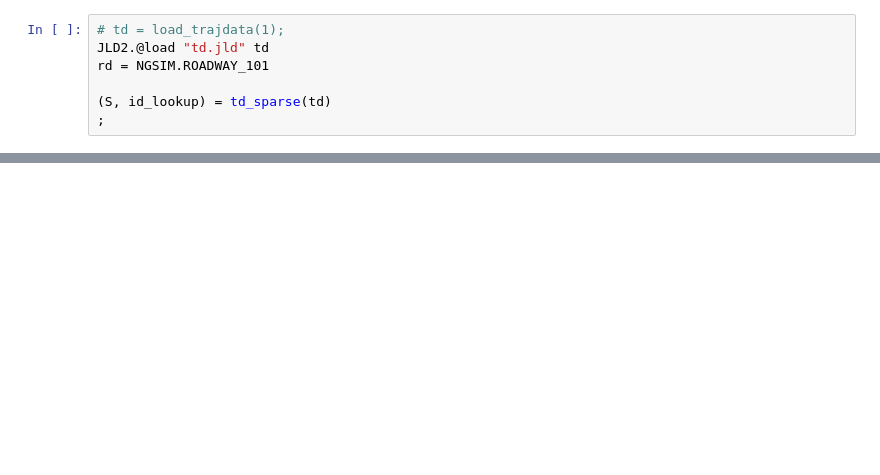
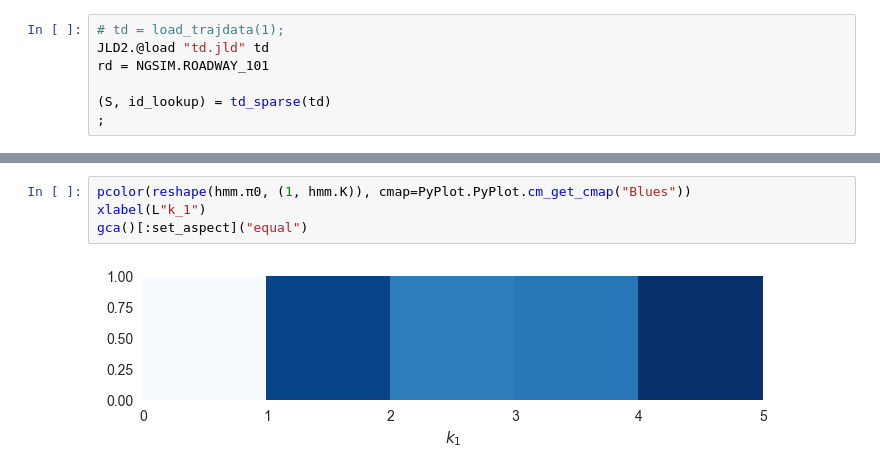
Before and after one commit to hamzaelsaawy/chmms, a Jupyter notebook: ngsim_em.ipynb, the cells around one changed output, grey strips where cells are left out. Drawn from its saved outputs; the diff is of its cells as text; blank space fills up the shorter version.

```diff
--- a/ngsim_em.ipynb
+++ b/ngsim_em.ipynb
@@ -150,0 +48,6 @@ data_likelihood! (generic function with 1 method)
+# %%
+pcolor(reshape(hmm.π0, (1, hmm.K)), cmap=PyPlot.PyPlot.cm_get_cmap("Blues"))
+xlabel(L"k_1")
+gca()[:set_aspect]("equal")
+# %% [output]
+[figure, added]
```
Also changed, not shown: parts of 13 cells of this notebook, 5 other files.
